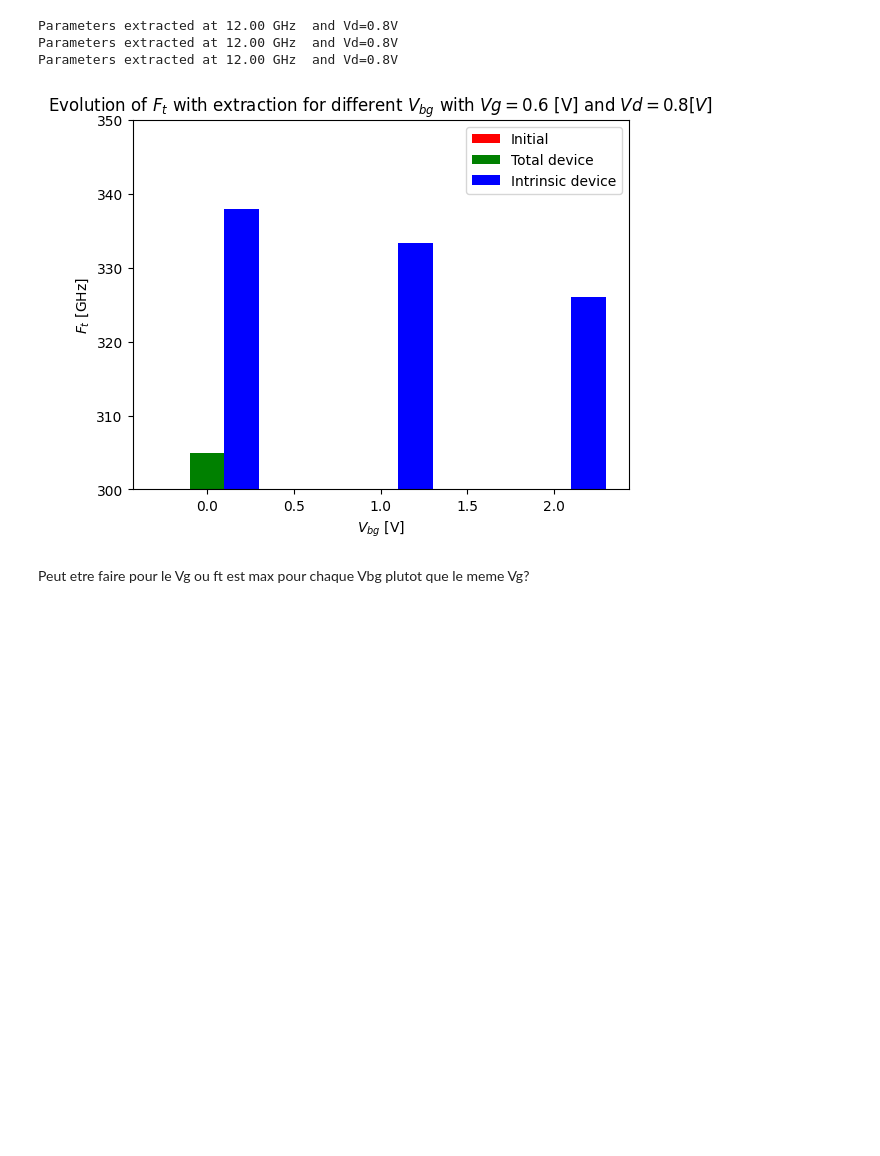
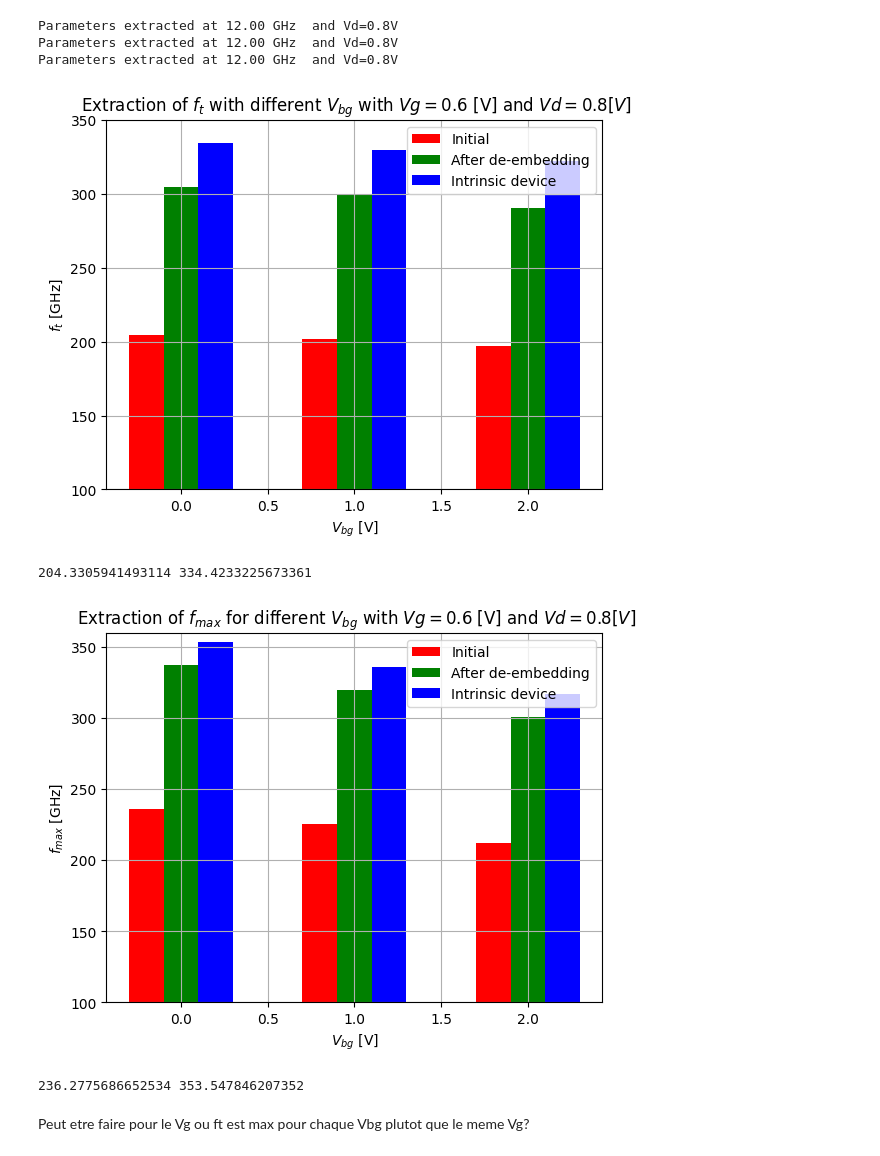
Before and after one commit to nonoswagman/LELEC2541, a Jupyter notebook: ExtractParameters_new_plot.ipynb, the cells around one changed output. Drawn from its saved outputs; the diff is of its cells as text; code cells hidden in the pictures; blank space fills up the shorter version.

```diff
--- a/ExtractParameters_new_plot.ipynb
+++ b/ExtractParameters_new_plot.ipynb
@@ -491,7 +497,7 @@ def extrinsic_parameters(measurements, open, Vth, plot=False):
     return Rse, Rge, Rde, Cgse, Cdse, Cgde
 
 
-Rse, Rge, Rde, Cgse, Cdse, Cgde = extrinsic_parameters(measurements, open_measurements, 0.33, plot=True)
+Rse, Rge, Rde, Cgse, Cdse, Cgde = extrinsic_parameters(measurements, open_measurements, 0.27, plot=True)
 
 print(Rse)
 print(Rge)
@@ -568,7 +574,15 @@ def intrinsic_parameters(measurements, open, Vth, Rse=0, Rge=0, Rde=0, Cgse=0, C
     print("Parameters extracted at {:.2f} GHz  and Vd={}V".format(freq[freq_index]*1e-9, Vd[-6]))
     return Cgs, Cds, Cgd, gm, gds, tau,Vg
 
-Cgs, Cds, Cgd, gm, gds, tau,Vg = intrinsic_parameters(file, open_measurements, 0.29, Rse, Rge, Rde, Cgse, Cdse, Cgde)
+Cgs, Cds, Cgd, gm, gds, tau,Vg = intrinsic_parameters(file, open_measurements, 0.27, Rse, Rge, Rde, Cgse, Cdse, Cgde)
+Vg_indice=list(Vg).index(0.6)
+
+# print("Cgs:,",Cgs[Vg_indice])
+# print("Cds:,",Cds[Vg_indice])
+# print("Cgd:,",Cgd[Vg_indice])
+# print("gm:,",gm[Vg_indice])
+# print("gds,",gds[Vg_indice])
+# print("Vg:",Vg[Vg_indice])
 # %% [output]
 Parameters extracted at 12.00 GHz  and Vd=0.8V
 # %%
@@ -578,7 +592,7 @@ def FoM(Cgs, Cds, Cgd, Rs, Rd, Rg, gm, gds):
     ft = gm/(2*np.pi*(Cgs+Cgd))
 
     den_fmax = 4*np.pi*Cgs*(1+Cgd/Cgs)*np.sqrt(gds*(Rs+Rg)+0.5*(Cgd/Cgs)*(Rs*gm+Cgd/Cgs))
-    fmax = gm/den_fmax
+    fmax = ft/(2*(np.sqrt((Rs+Rg)*gds+2*np.pi*ft*Rg*Cgd)))
 
     return ft, fmax
 
@@ -1138,37 +1167,70 @@ Parameters extracted at 12.00 GHz  and Vd=0.8V
 # %%
 ###Plot histogram
 vg_use_for_ft=0.6
 Vg_indice=list(Vg).index(vg_use_for_ft)
-ft_init_0, fmax_init_0 = FoM(Cgs_init_0, Cds_init_0, Cgd_init_0,0, 0, 0, gm_init_0, gds_init_0)
-ft_open_0, fmax_open_0 = FoM(Cgs_open_0, Cds_open_0, Cgd_open_0, 0, 0, 0, gm_open_0, gds_open_0)
-ft_init_1, fmax_init_1 = FoM(Cgs_init_1, Cds_init_1, Cgd_init_1, 0, 0, 0, gm_init_1, gds_init_1)
-ft_open_1, fmax_open_1= FoM(Cgs_open_1, Cds_open_1, Cgd_open_1, 0, 0, 0, gm_open_1, gds_open_1)
+ft_init_0, fmax_init_0 = FoM(Cgs_init_0, Cds_init_0, Cgd_init_0,Rse, Rde, Rge, gm_init_0, gds_init_0)
+ft_open_0, fmax_open_0 = FoM(Cgs_open_0, Cds_open_0, Cgd_open_0,Rse, Rde, Rge, gm_open_0, gds_open_0)
+ft_init_1, fmax_init_1 = FoM(Cgs_init_1, Cds_init_1, Cgd_init_1, Rse, Rde, Rge, gm_init_1, gds_init_1)
+ft_open_1, fmax_open_1= FoM(Cgs_open_1, Cds_open_1, Cgd_open_1, Rse, Rde, Rge, gm_open_1, gds_open_1)
 ft_init_2, fmax_init_2 = FoM(Cgs_init_2, Cds_init_2, Cgd_init_2, Rse, Rde, Rge, gm_init_2, gds_init_2)
 ft_open_2, fmax_open_2= FoM(Cgs_open_2, Cds_open_2, Cgd_open_2, Rse, Rde, Rge, gm_open_2, gds_open_2)
 # Exemple de données
 configurations = ['$V_{bg}=0[V]$', '$V_{bg}=1[V]$', '$V_{bg}=2[V]$']
 index = np.arange(len(configurations))  # Indices des configurations
 
 ft_initial = [ft_init_0[Vg_indice], ft_init_1[Vg_indice], ft_init_2[Vg_indice]]
 ft_open = [ft_open_0[Vg_indice], ft_open_1[Vg_indice], ft_open_2[Vg_indice]]
 ft_intrinsic = [ft0[Vg_indice], ft1[Vg_indice], ft2[Vg_indice]]
 
+
 index = np.arange(len(configurations))
 bar_width=0.2
 # Création de l'histogramme
 plt.bar(index - bar_width, np.array(ft_initial)*10**-9, bar_width, color='r', label='Initial')
-plt.bar(index, np.array(ft_open)*10**-9, bar_width, color='g', label='Total device')
+plt.bar(index, np.array(ft_open)*10**-9, bar_width, color='g', label='After de-embedding')
 plt.bar(index + bar_width, np.array(ft_intrinsic)*10**-9, bar_width, color='b', label='Intrinsic device')
 
 # Ajout de légendes et de titres
 plt.xlabel('$V_{bg}$ [V]')
-plt.ylabel('$F_t$ [GHz]')
-plt.title('Evolution of $F_t$ with extraction for different $V_{bg}$ with $Vg=0.6$ [V] and $Vd=0.8 [V]$')
+plt.ylabel('$f_t$ [GHz]')
+plt.title(' Extraction of $f_t$ with different $V_{bg}$ with $Vg=0.6$ [V] and $Vd=0.8 [V]$')
 plt.legend()
-plt.ylim(300,350)
+plt.grid()
+plt.ylim(100,350)
+plt.savefig("f_t_hist.png")
+plt.savefig("f_t_hist.pdf")
 # Affichage de l'histogramme
 plt.show()
+
+
+fmax_initial = [fmax_init_0[Vg_indice], fmax_init_1[Vg_indice], fmax_init_2[Vg_indice]]
+fmax_open = [fmax_open_0[Vg_indice], fmax_open_1[Vg_indice], fmax_open_2[Vg_indice]]
+fmax_intrinsic = [fmax0[Vg_indice], fmax1[Vg_indice], fmax2[Vg_indice]]
+
+print(ft_init_0[Vg_indice]*10**-9,ft0[Vg_indice]*10**-9)
+index = np.arange(len(configurations))
+bar_width=0.2
+# Création de l'histogramme
+plt.bar(index - bar_width, np.array(fmax_initial)*10**-9, bar_width, color='r', label='Initial')
+plt.bar(index, np.array(fmax_open)*10**-9, bar_width, color='g', label='After de-embedding')
+plt.bar(index + bar_width, np.array(fmax_intrinsic)*10**-9, bar_width, color='b', label='Intrinsic device')
+
+# Ajout de légendes et de titres
+plt.xlabel('$V_{bg}$ [V]')
+plt.ylabel('$f_{max}$ [GHz]')
+plt.title(' Extraction of $f_{max}$ for different $V_{bg}$ with $Vg=0.6$ [V] and $Vd=0.8 [V]$')
+plt.legend()
+plt.grid()
+plt.ylim(100,360)
+plt.savefig("f_max_hist.png")
+plt.savefig("f_max_hist.pdf")
+# Affichage de l'histogramme
+plt.show()
+print(fmax_init_0[Vg_indice]*10**-9,fmax0[Vg_indice]*10**-9)
 # %% [output]
-[figure, old version]
+[figure, new version]
+204.3305941493114 334.4233225673361
+[figure, added]
+236.2775686652534 353.547846207352
 # %% [markdown]
 Peut etre faire pour le Vg ou ft est max pour chaque Vbg plutot que le meme Vg?
```
Also changed, not shown: parts of 10 cells of this notebook, 1 other file.
